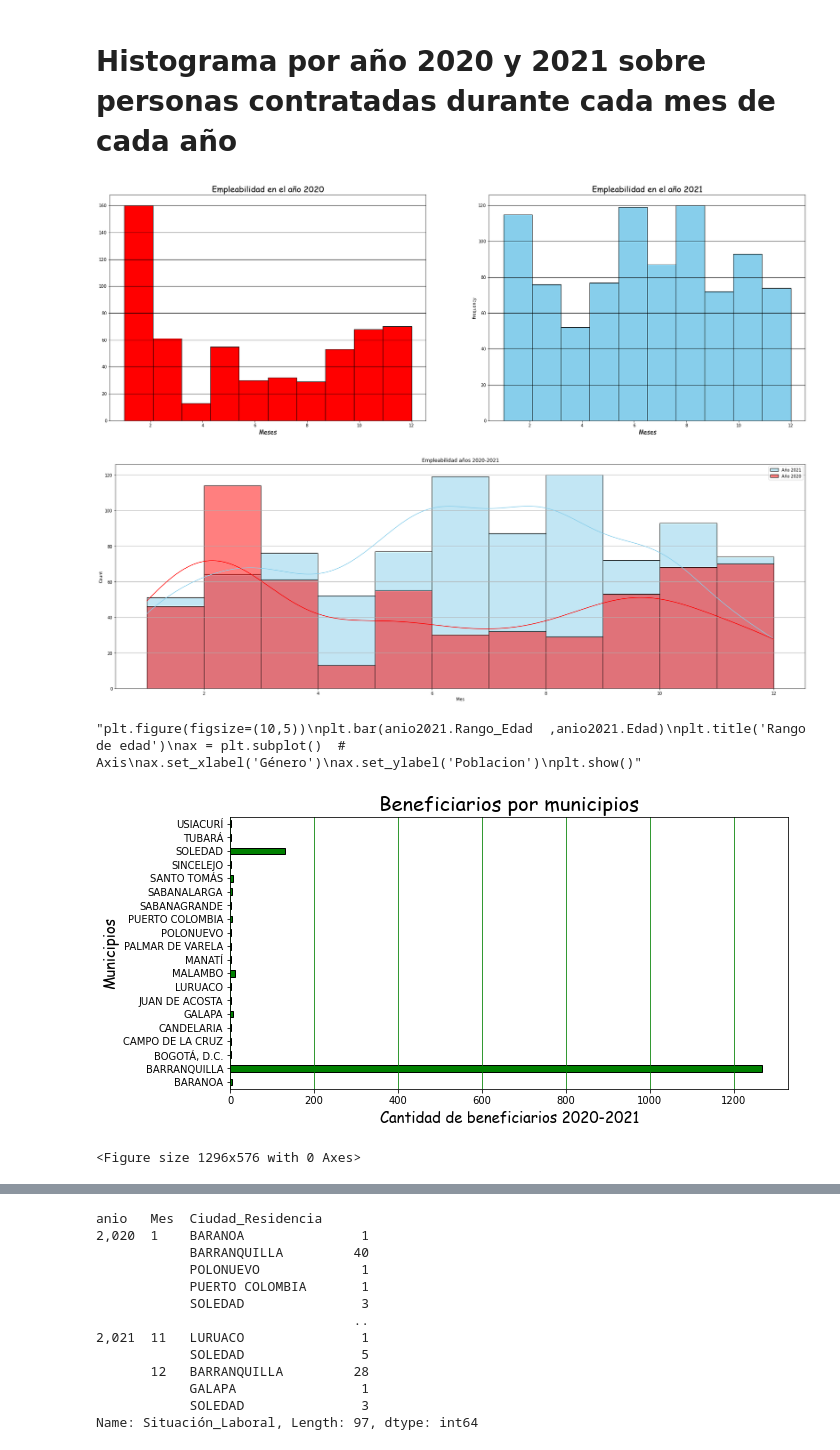
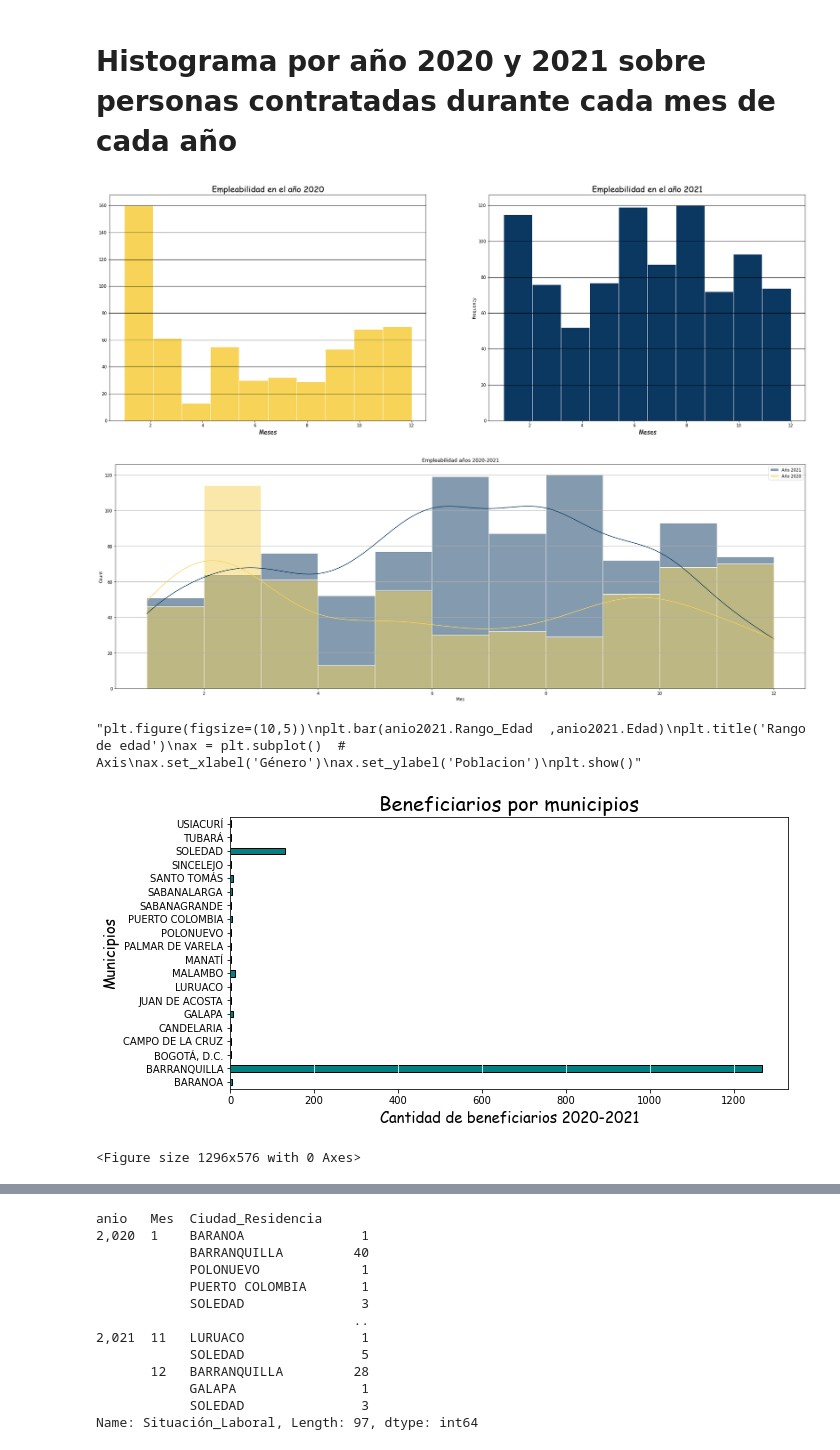
Before and after one commit to SaukB/Analisis, a Jupyter notebook: Material/Proyecto.ipynb, the cells around one changed output, grey strips where cells are left out. Drawn from its saved outputs; the diff is of its cells as text; code cells hidden in the pictures.

```diff
--- a/Material/Proyecto.ipynb
+++ b/Material/Proyecto.ipynb
@@ -195,28 +205,29 @@ plt.show()
 # %% [markdown]
 # Histograma por año 2020 y 2021 sobre personas contratadas durante cada mes de cada año
 # %%
+colors = ['#F7D358','#0B3861']
 f , ax =plt.subplots(1,2,figsize=(30,10))
-anio2020.Mes.plot.hist(edgecolor='black',color='red',ax=ax[0],)
-anio2021.Mes.plot.hist(edgecolor='black',color='skyblue',ax=ax[1])
+anio2020.Mes.plot.hist(edgecolor='white',color='#F7D358',ax=ax[0],)
+anio2021.Mes.plot.hist(edgecolor='white',color='#0B3861',ax=ax[1])
 ax[0].set_title ('Empleabilidad en el año 2020',fontdict = font1)
 ax[0].set_xlabel('Meses', fontdict = font2)
 ax[0].set_ylabel('')
 ax[0].grid(axis="y", color="black")
 ax[1].set_title ('Empleabilidad en el año 2021',fontdict = font1)
 ax[1].set_xlabel('Meses', fontdict = font2)
 ax[1].grid(axis="y", color="black")
 plt.show
 
 plt.figure(figsize=(30,10))
-sns.histplot(data=anio2021 , x="Mes" ,color="skyblue", kde=True, label="Año 2021")
-sns.histplot(data=anio2020 , x="Mes",color="red", kde=True, label="Año 2020")
+sns.histplot(data=anio2021 , x="Mes" ,color="#0B3861", kde=True, label="Año 2021",edgecolor='white')
+sns.histplot(data=anio2020 , x="Mes",color="#F7D358", kde=True, label="Año 2020",edgecolor='white')
 plt.title("Empleabilidad años 2020-2021")
 plt.legend()
 plt.grid(axis="y")
 plt.show()
 # %% [output]
-[figure, old version]
+[figure, new version]
-[figure, old version]
+[figure, new version]
 # %%
 """plt.figure(figsize=(10,5))
 plt.bar(anio2021.Rango_Edad  ,anio2021.Edad)
@@ -230,15 +241,15 @@ plt.show()"""
 # %%
 plt.figure(figsize=(10,5))
 valor_por_ciudad = mdatos.groupby("Ciudad_Residencia")["Situación_Laboral"].count()
-valor_por_ciudad.head(20).plot.barh(edgecolor="black",color="green")
+valor_por_ciudad.head(20).plot.barh(edgecolor="black",color="teal")
 plt.title("Beneficiarios por municipios",fontdict=font1)
-plt.grid(axis="x", color="green")
+plt.grid(axis="x", color="white")
 plt.ylabel("Municipios", fontdict= font2)
 plt.xlabel('Cantidad de beneficiarios 2020-2021',fontdict=font2)
 plt.figure( figsize =(18,8))
 plt.show()
 # %% [output]
-[figure, old version]
+[figure, new version]
 <Figure size 1296x576 with 0 Axes>
 # %%
 NB1=mdatos[mdatos['Ciudad_Residencia']!="BARRANQUILLA"]
```
Also changed, not shown: parts of 10 cells of this notebook, 9 other files.
